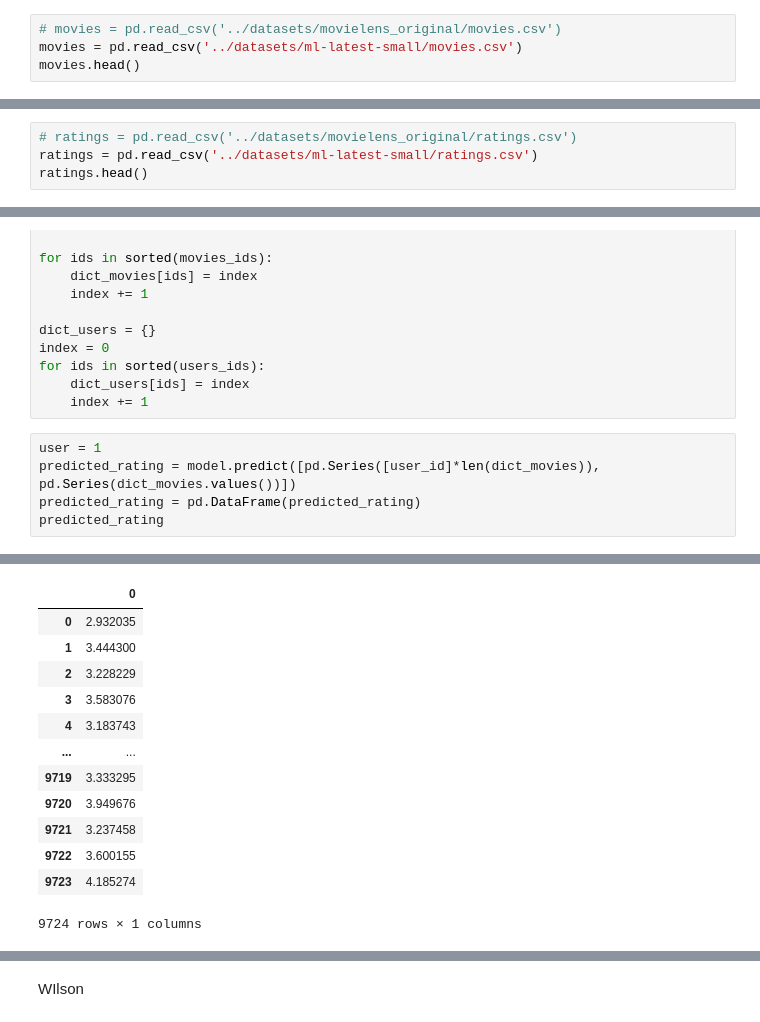
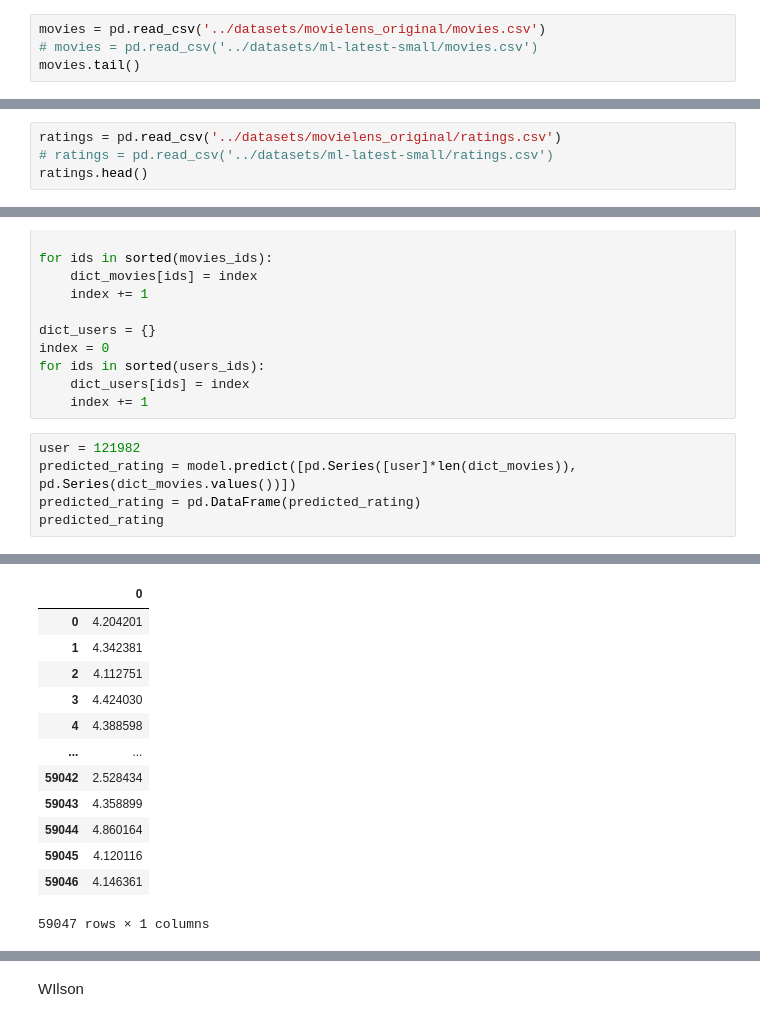
Before and after one commit to vincentlewi/import-group_name, a Jupyter notebook: backend/test.ipynb, the cells around one changed output, grey strips where cells are left out. Drawn from its saved outputs; the diff is of its cells as text.

```diff
--- a/backend/test.ipynb
+++ b/backend/test.ipynb
@@ -14,8 +14,8 @@ from surprise import KNNWithMeans
 from scipy.sparse import csr_matrix, issparse
 from scipy.stats import pearsonr
 # %%
-# movies = pd.read_csv('../datasets/movielens_original/movies.csv')
-movies = pd.read_csv('../datasets/ml-latest-small/movies.csv')
-movies.head()
+movies = pd.read_csv('../datasets/movielens_original/movies.csv')
+# movies = pd.read_csv('../datasets/ml-latest-small/movies.csv')
+movies.tail()
 # %% [output]
 |  | movieId | title | genres |
@@ -27,6 +27,6 @@ movies.head()
 # %%
-# ratings = pd.read_csv('../datasets/movielens_original/ratings.csv')
-ratings = pd.read_csv('../datasets/ml-latest-small/ratings.csv')
+ratings = pd.read_csv('../datasets/movielens_original/ratings.csv')
+# ratings = pd.read_csv('../datasets/ml-latest-small/ratings.csv')
 ratings.head()
 # %% [output]
 |  | userId | movieId | rating | timestamp |
@@ -64,8 +64,8 @@ for ids in sorted(users_ids):
     dict_users[ids] = index
     index += 1
 # %%
-user = 1
-predicted_rating = model.predict([pd.Series([user_id]*len(dict_movies)), pd.Series(dict_movies.values())])
+user = 121982
+predicted_rating = model.predict([pd.Series([user]*len(dict_movies)), pd.Series(dict_movies.values())])
 predicted_rating = pd.DataFrame(predicted_rating)
 predicted_rating
 # %% [output]
@@ -73,14 +73,14 @@ predicted_rating
 |  | 0 |
-| 0 | 2.932035 |
-| 1 | 3.444300 |
-| 2 | 3.228229 |
-| 3 | 3.583076 |
-| 4 | 3.183743 |
+| 0 | 4.204201 |
+| 1 | 4.342381 |
+| 2 | 4.112751 |
+| 3 | 4.424030 |
+| 4 | 4.388598 |
 | ... | ... |
-| 9719 | 3.333295 |
-| 9720 | 3.949676 |
-| 9721 | 3.237458 |
-| 9722 | 3.600155 |
-| 9723 | 4.185274 |
+| 59042 | 2.528434 |
+| 59043 | 4.358899 |
+| 59044 | 4.860164 |
+| 59045 | 4.120116 |
+| 59046 | 4.146361 |
-9724 rows × 1 columns
+59047 rows × 1 columns
 # %%
```
Also changed, not shown: parts of 35 cells of this notebook, 5 other files.
